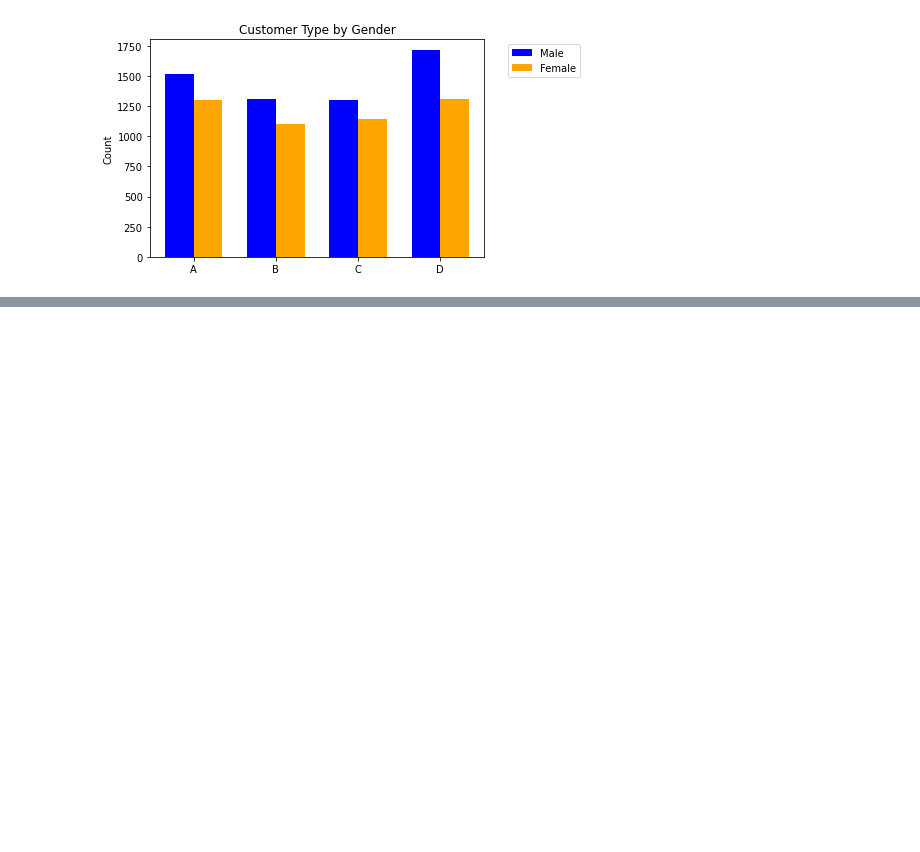
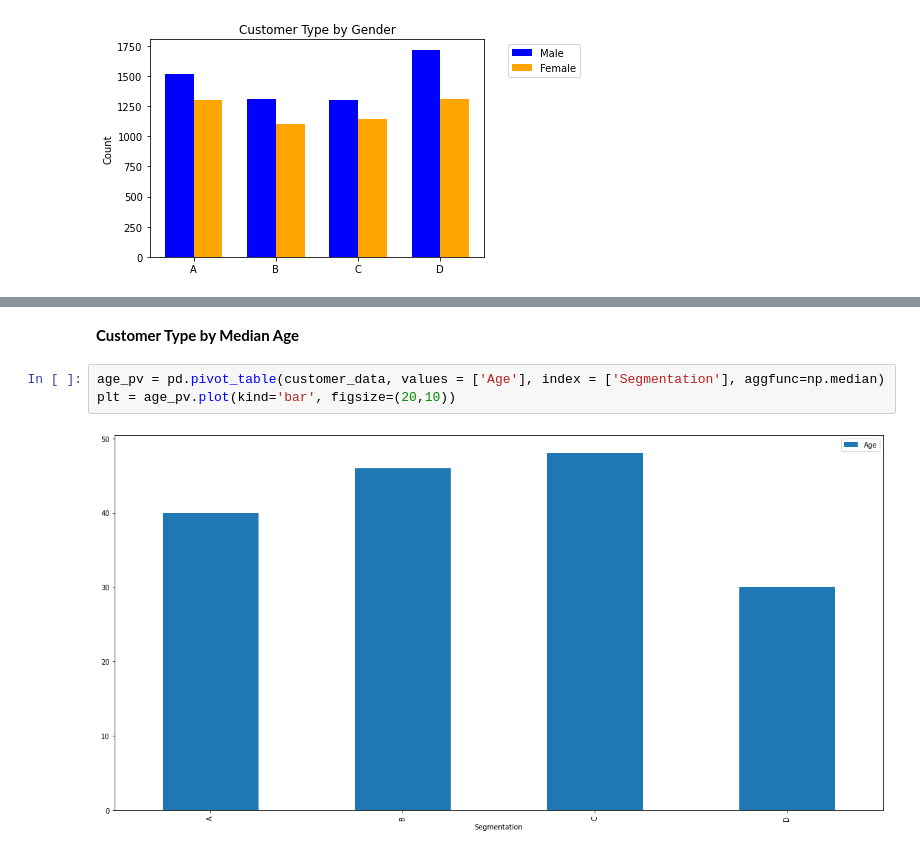
Before and after one commit to robd123/AML, a Jupyter notebook: Project4/Project4.ipynb, the cells around one changed output, grey strips where cells are left out. Saved outputs shown, nothing was run; the diff lists cells and outputs as text; blank space fills up the shorter version.

```diff
--- a/Project4/Project4.ipynb
+++ b/Project4/Project4.ipynb
@@ -130,0 +153,7 @@ plt.show()
+# %% [markdown]
+**Customer Type by Median Age**
+# %%
+age_pv = pd.pivot_table(customer_data, values = ['Age'], index = ['Segmentation'], aggfunc=np.median)
+plt = age_pv.plot(kind='bar', figsize=(20,10))
+# %% [output]
+[figure, added]
```
Also changed, not shown: parts of 11 cells of this notebook.
